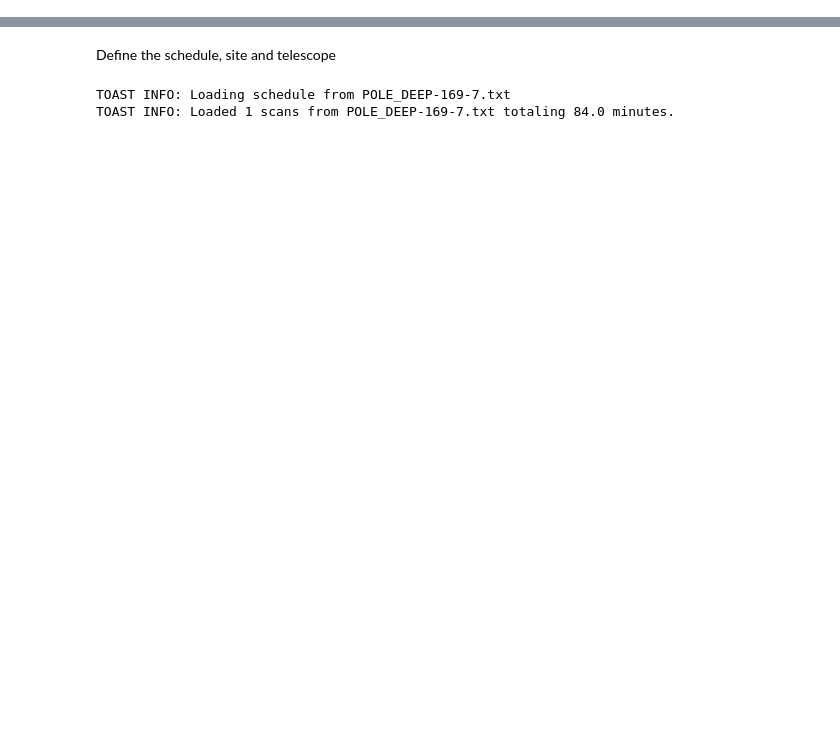
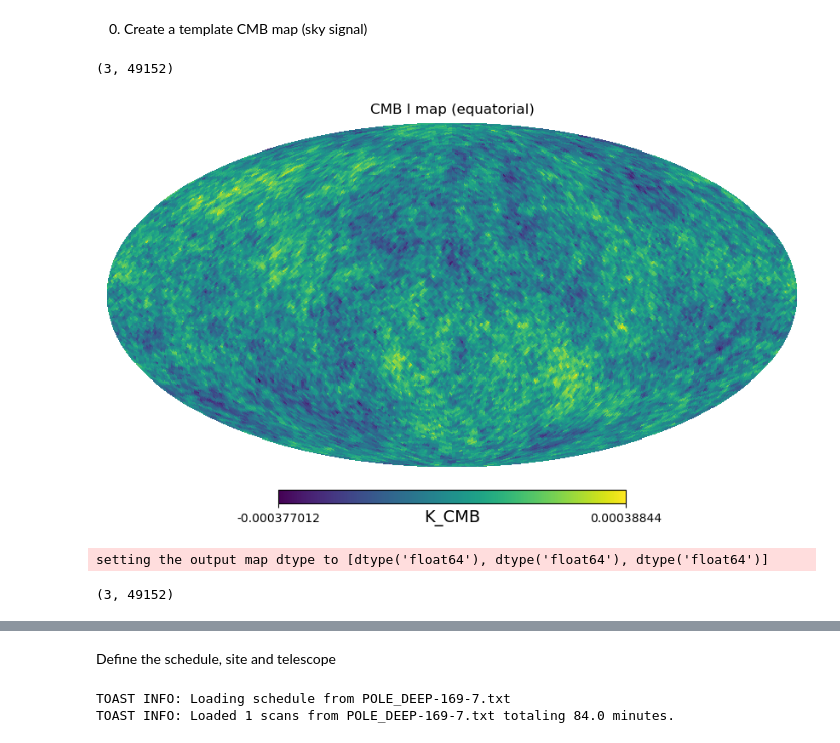
Before and after one commit to julientang/M2-internship, a Jupyter notebook: notebook/Observation_101.ipynb, the cells around one changed output, grey strips where cells are left out. Cells and saved outputs as stored; diff of their text form; code cells hidden in the pictures; blank space fills up the shorter version.

```diff
--- a/notebook/Observation_101.ipynb
+++ b/notebook/Observation_101.ipynb
@@ -32,0 +36,2 @@ Memory usage (whole node)
+# %% [markdown]
+0. Create a template CMB map (sky signal)
@@ -32,0 +41,21 @@ Memory usage (whole node)
+# %%
+##Create a polarized CMB map
+sky = pysm3.Sky(nside=NSIDE, preset_strings=["c1"])
+# %%
+sky.components
+map_30GHz = sky.get_emission(30*u.GHz)
+map_30GHz = map_30GHz.to(usm.K_CMB, equivalencies=usm.cmb_equivalencies(100*u.GHz))
+# %%
+map_30GHz.shape
+# %% [output]
+(3, 49152)
+# %%
+rGC = hp.rotator.Rotator(coord=['G','C'])  # Transforms galactic to equatorial coordinates
+map_30GHz_GC = np.array([rGC.rotate_map_pixel(map) for map in map_30GHz])
+hp.mollview(map_30GHz_GC[0], title="CMB I map (equatorial)", unit=map_30GHz.unit)
+# %% [output]
+[figure, added]
+# %%
+hp.write_map(filename='file_CMB_30GHz.FITS',m = map_30GHz_GC, coord = 'C',overwrite=True)
+# %% [output]
+setting the output map dtype to [dtype('float64'), dtype('float64'), dtype('float64')]
@@ -32,0 +64,4 @@ Memory usage (whole node)
+# %%
+map2.shape
+# %% [output]
+(3, 49152)
```
Also changed, not shown: parts of 90 cells of this notebook, 1 other file.
